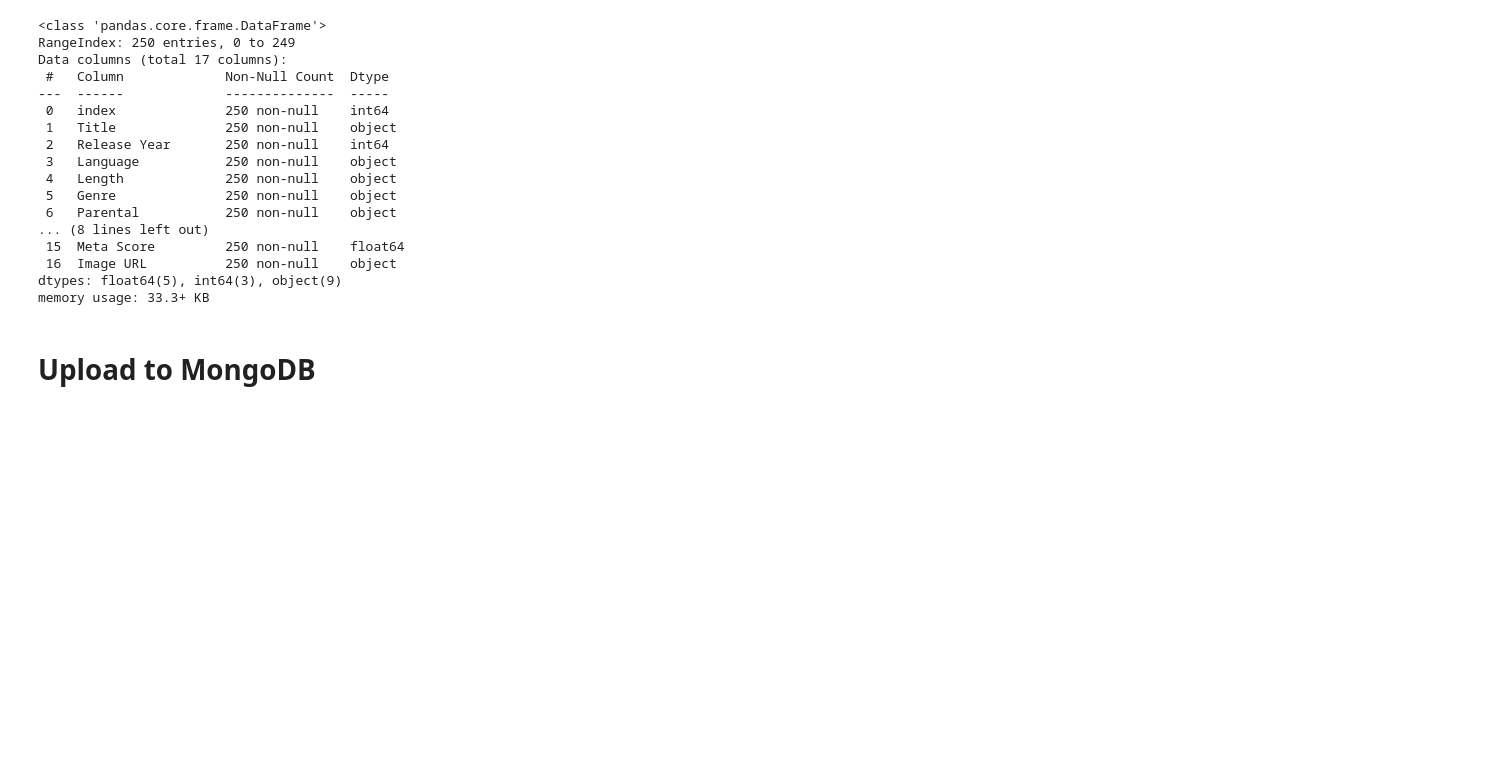
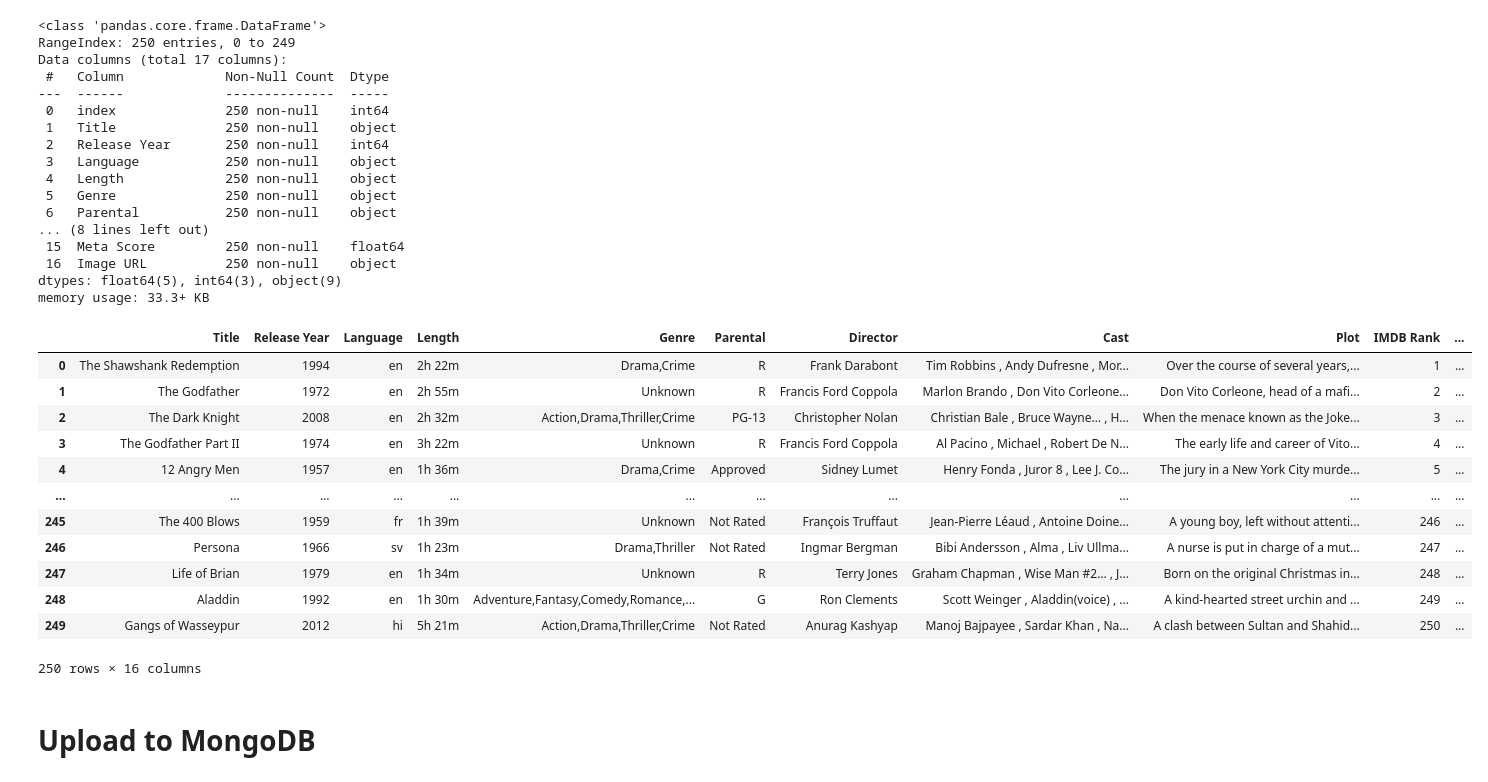
Before and after one commit to LeoBulcsu/ETL_250_Best_Movies, a Jupyter notebook: 03.VisualStudioCode/MyMovieDF.ipynb, the cells around one changed output. Drawn from its saved outputs; the diff is of its cells as text; code cells hidden in the pictures; blank space fills up the shorter version.

```diff
--- a/03.VisualStudioCode/MyMovieDF.ipynb
+++ b/03.VisualStudioCode/MyMovieDF.ipynb
@@ -239,6 +239,24 @@ Data columns (total 17 columns):
  16  Image URL          250 non-null    object
 dtypes: float64(5), int64(3), object(9)
 memory usage: 33.3+ KB
+# %%
+mergedByTitle = mergedByTitle.drop(columns='index')
+# %%
+mergedByTitle
+# %% [output]
+|  | Title | Release Year | Language | Length | Genre | Parental | Director | Cast | Plot | IMDB Rank | ... |
+| 0 | The Shawshank Redemption | 1994 | en | 2h 22m | Drama,Crime | R | Frank Darabont | Tim Robbins , Andy Dufresne , Mor... | Over the course of several years,... | 1 | ... |
+| 1 | The Godfather | 1972 | en | 2h 55m | Unknown | R | Francis Ford Coppola | Marlon Brando , Don Vito Corleone... | Don Vito Corleone, head of a mafi... | 2 | ... |
+| 2 | The Dark Knight | 2008 | en | 2h 32m | Action,Drama,Thriller,Crime | PG-13 | Christopher Nolan | Christian Bale , Bruce Wayne… , H... | When the menace known as the Joke... | 3 | ... |
+| 3 | The Godfather Part II | 1974 | en | 3h 22m | Unknown | R | Francis Ford Coppola | Al Pacino , Michael , Robert De N... | The early life and career of Vito... | 4 | ... |
+| 4 | 12 Angry Men | 1957 | en | 1h 36m | Drama,Crime | Approved | Sidney Lumet | Henry Fonda , Juror 8 , Lee J. Co... | The jury in a New York City murde... | 5 | ... |
+| ... | ... | ... | ... | ... | ... | ... | ... | ... | ... | ... | ... |
+| 245 | The 400 Blows | 1959 | fr | 1h 39m | Unknown | Not Rated | François Truffaut | Jean-Pierre Léaud , Antoine Doine... | A young boy, left without attenti... | 246 | ... |
+| 246 | Persona | 1966 | sv | 1h 23m | Drama,Thriller | Not Rated | Ingmar Bergman | Bibi Andersson , Alma , Liv Ullma... | A nurse is put in charge of a mut... | 247 | ... |
+| 247 | Life of Brian | 1979 | en | 1h 34m | Unknown | R | Terry Jones | Graham Chapman , Wise Man #2… , J... | Born on the original Christmas in... | 248 | ... |
+| 248 | Aladdin | 1992 | en | 1h 30m | Adventure,Fantasy,Comedy,Romance,... | G | Ron Clements | Scott Weinger , Aladdin(voice) , ... | A kind-hearted street urchin and ... | 249 | ... |
+| 249 | Gangs of Wasseypur | 2012 | hi | 5h 21m | Action,Drama,Thriller,Crime | Not Rated | Anurag Kashyap | Manoj Bajpayee , Sardar Khan , Na... | A clash between Sultan and Shahid... | 250 | ... |
+250 rows × 16 columns
 # %%
 mergedByTitle.to_json('../02.1.data_json/BFilms_db.json')
 # %% [markdown]
```
Also changed, not shown: parts of 4 cells of this notebook, 1 other file.
